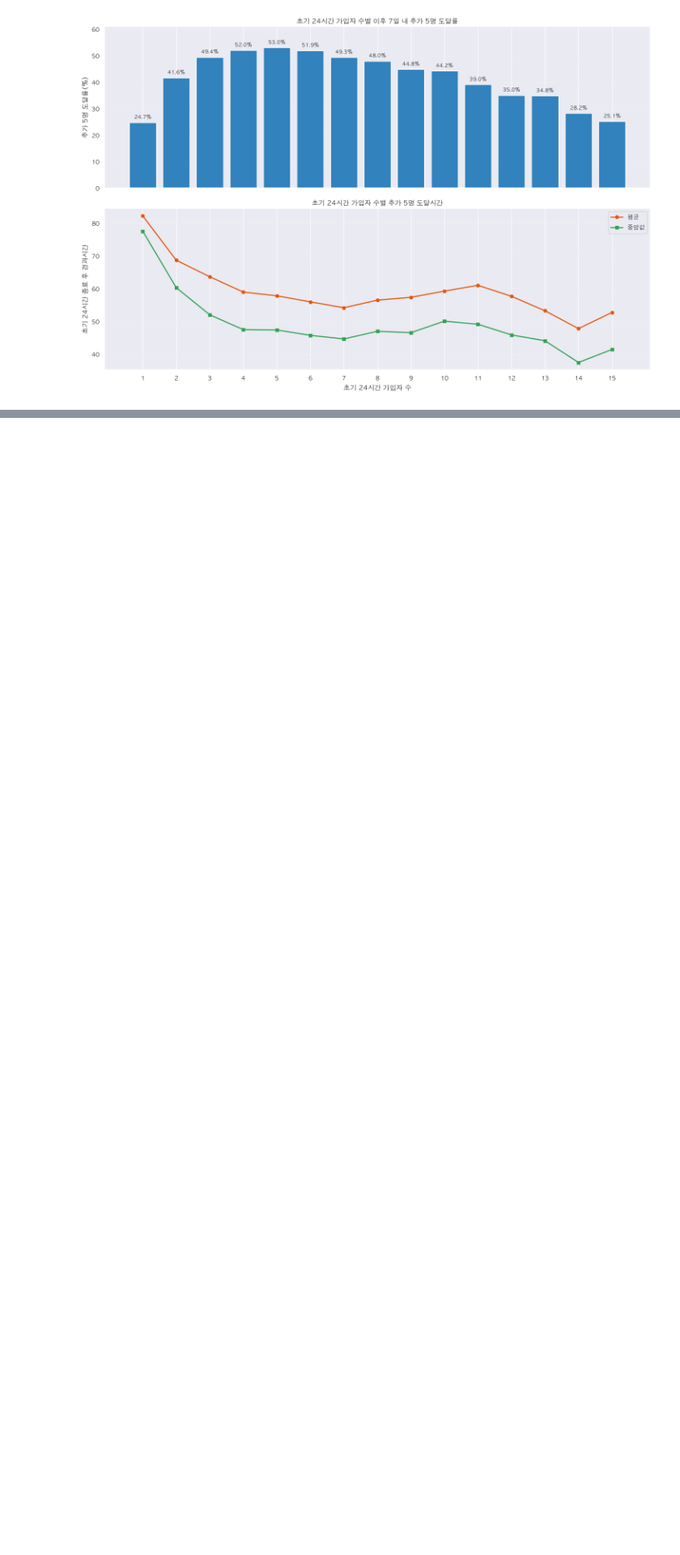
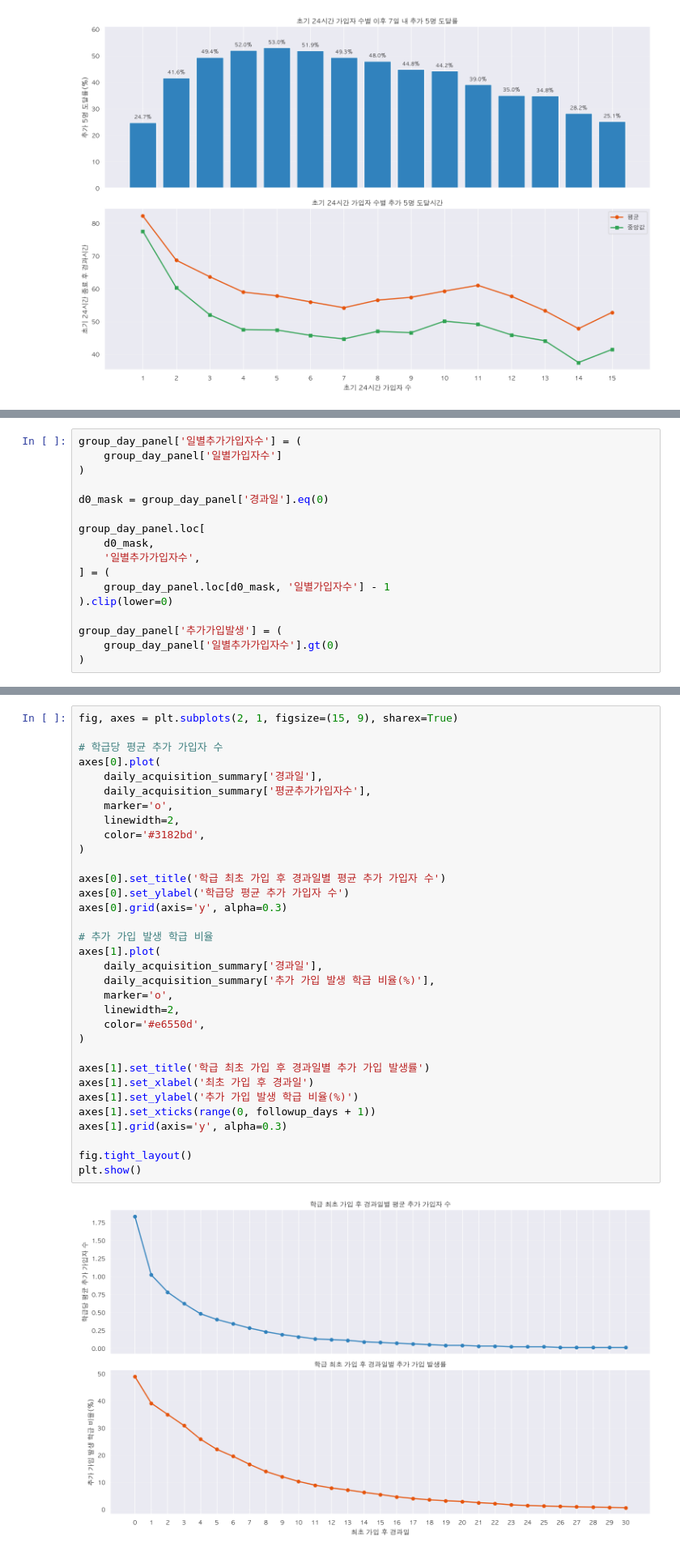
Before and after one commit to zoo-no-s/sns_service_analysis, a Jupyter notebook: notebooks/acquisition_1.ipynb, the cells around one changed output, grey strips where cells are left out. Shown at 81% size. Drawn from its saved outputs; the diff is of its cells as text; blank space fills up the shorter version.

Commit message:
acquisition 분석 결론

```diff
--- a/notebooks/acquisition_1.ipynb
+++ b/notebooks/acquisition_1.ipynb
@@ -3328,0 +3434,17 @@ plt.show()
+# %%
+group_day_panel['일별추가가입자수'] = (
+    group_day_panel['일별가입자수']
+)
+
+d0_mask = group_day_panel['경과일'].eq(0)
+
+group_day_panel.loc[
+    d0_mask,
+    '일별추가가입자수',
+] = (
+    group_day_panel.loc[d0_mask, '일별가입자수'] - 1
+).clip(lower=0)
+
+group_day_panel['추가가입발생'] = (
+    group_day_panel['일별추가가입자수'].gt(0)
+)
@@ -3328,0 +3504,35 @@ plt.show()
+# %%
+fig, axes = plt.subplots(2, 1, figsize=(15, 9), sharex=True)
+
+# 학급당 평균 추가 가입자 수
+axes[0].plot(
+    daily_acquisition_summary['경과일'],
+    daily_acquisition_summary['평균추가가입자수'],
+    marker='o',
+    linewidth=2,
+    color='#3182bd',
+)
+
+axes[0].set_title('학급 최초 가입 후 경과일별 평균 추가 가입자 수')
+axes[0].set_ylabel('학급당 평균 추가 가입자 수')
+axes[0].grid(axis='y', alpha=0.3)
+
+# 추가 가입 발생 학급 비율
+axes[1].plot(
+    daily_acquisition_summary['경과일'],
+    daily_acquisition_summary['추가 가입 발생 학급 비율(%)'],
+    marker='o',
+    linewidth=2,
+    color='#e6550d',
+)
+
+axes[1].set_title('학급 최초 가입 후 경과일별 추가 가입 발생률')
+axes[1].set_xlabel('최초 가입 후 경과일')
+axes[1].set_ylabel('추가 가입 발생 학급 비율(%)')
+axes[1].set_xticks(range(0, followup_days + 1))
+axes[1].grid(axis='y', alpha=0.3)
+
+fig.tight_layout()
+plt.show()
+# %% [output]
+[figure, added]
```
Also changed, not shown: parts of 13 cells of this notebook.
